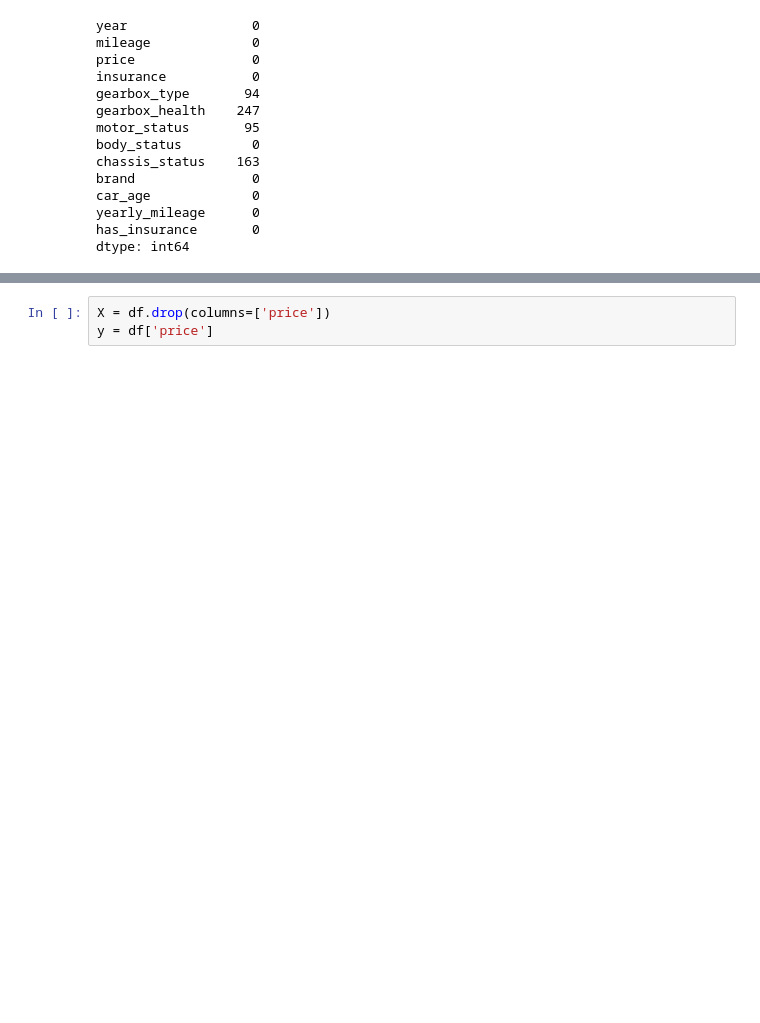
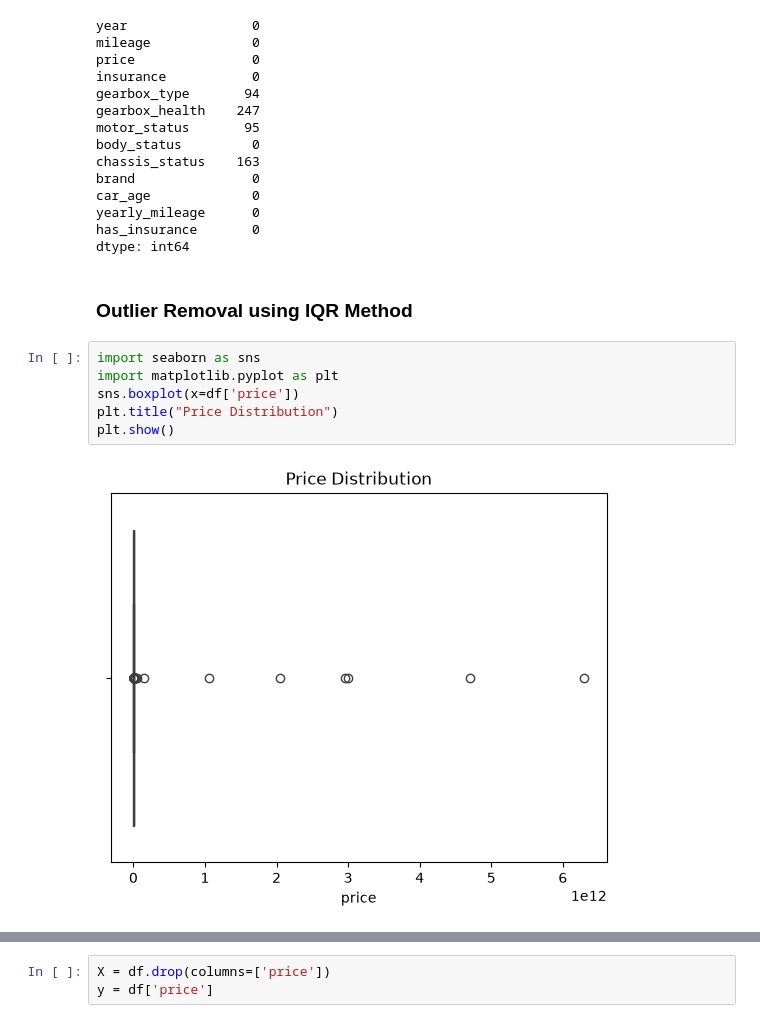
Before and after one commit to MAA5524/NeuroFuzzy-Car-Advisor, a Jupyter notebook: scraper/data_cleaner.ipynb, the cells around one changed output, grey strips where cells are left out. Saved outputs shown, nothing was run; the diff lists cells and outputs as text; blank space fills up the shorter version.

```diff
--- a/scraper/data_cleaner.ipynb
+++ b/scraper/data_cleaner.ipynb
@@ -396,3 +396,13 @@ car_age             0
 yearly_mileage      0
 has_insurance       0
 dtype: int64
+# %% [markdown]
+### Outlier Removal using IQR Method
+# %%
+import seaborn as sns
+import matplotlib.pyplot as plt
+sns.boxplot(x=df['price'])
+plt.title("Price Distribution")
+plt.show()
+# %% [output]
+[figure, added]
```
Also changed, not shown: parts of 5 cells of this notebook, 32 other files.
